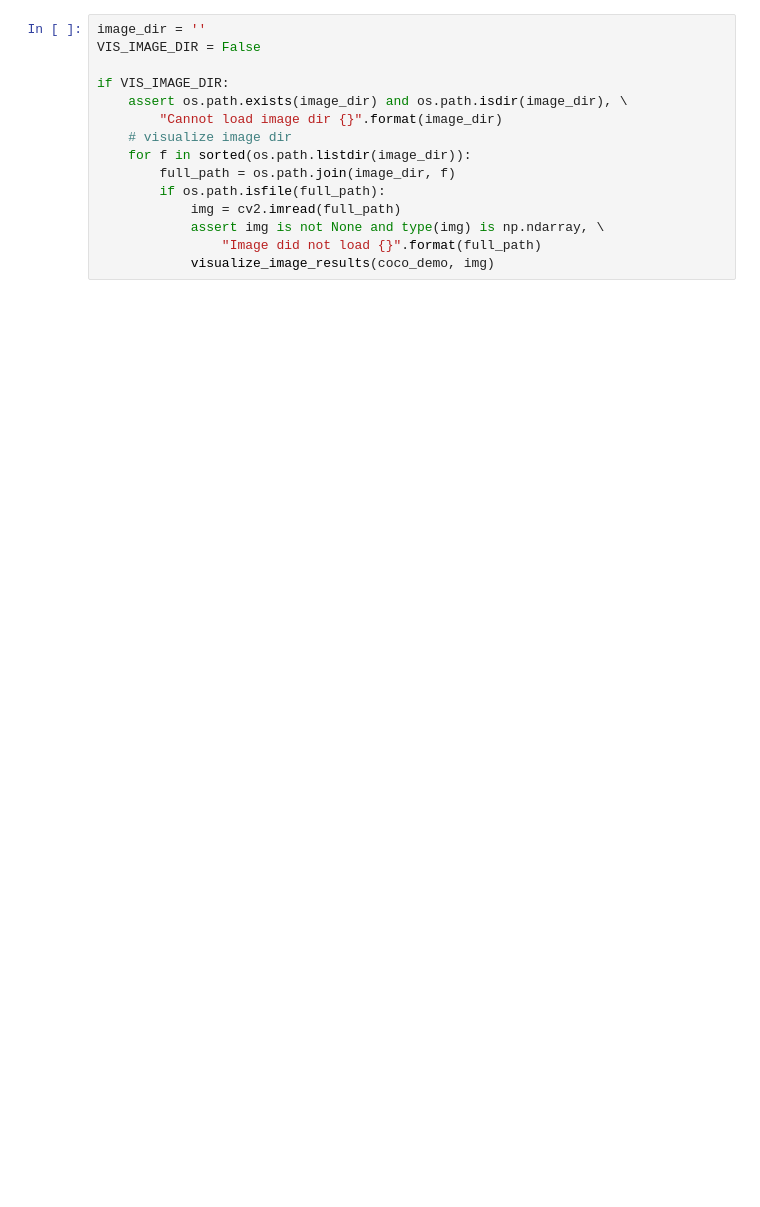
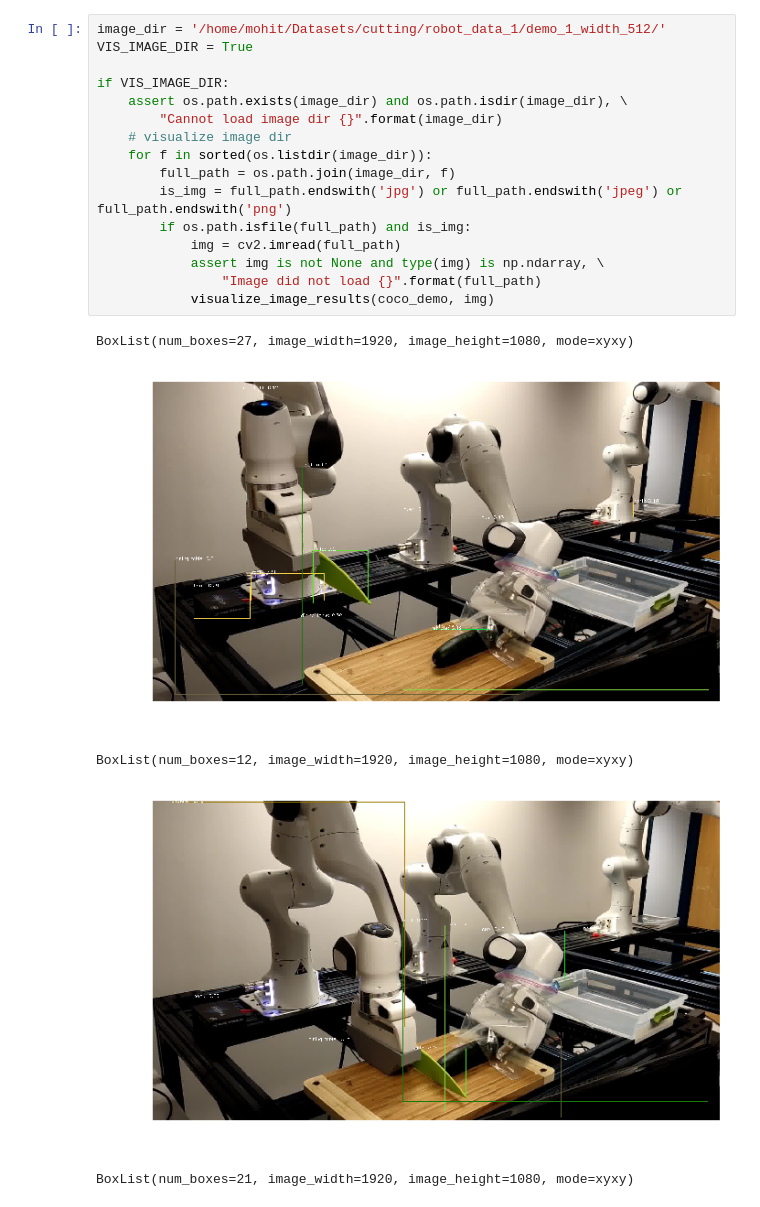
Before and after one commit to mohitsharma0690/maskrcnn-benchmark, a Jupyter notebook: demo/ms_visualize_inference.ipynb, the cells around one changed output. Saved outputs shown, nothing was run; the diff lists cells and outputs as text; blank space fills up the shorter version.

```diff
--- a/demo/ms_visualize_inference.ipynb
+++ b/demo/ms_visualize_inference.ipynb
@@ -83,15 +80,22 @@ BoxList(num_boxes=18, image_width=266, image_height=190, mode=xyxy)
 # %%
-image_dir = ''
-VIS_IMAGE_DIR = False
+image_dir = '/home/mohit/Datasets/cutting/robot_data_1/demo_1_width_512/'
+VIS_IMAGE_DIR = True
 
 if VIS_IMAGE_DIR:
     assert os.path.exists(image_dir) and os.path.isdir(image_dir), \
         "Cannot load image dir {}".format(image_dir)
     # visualize image dir
-    for f in sorted(os.path.listdir(image_dir)):
+    for f in sorted(os.listdir(image_dir)):
         full_path = os.path.join(image_dir, f)
-        if os.path.isfile(full_path):
+        is_img = full_path.endswith('jpg') or full_path.endswith('jpeg') or full_path.endswith('png')
+        if os.path.isfile(full_path) and is_img:
             img = cv2.imread(full_path)
             assert img is not None and type(img) is np.ndarray, \
                 "Image did not load {}".format(full_path)
             visualize_image_results(coco_demo, img)
+# %% [output]
+BoxList(num_boxes=27, image_width=1920, image_height=1080, mode=xyxy)
+[figure, added]
+BoxList(num_boxes=12, image_width=1920, image_height=1080, mode=xyxy)
+[figure, added]
+BoxList(num_boxes=21, image_width=1920, image_height=1080, mode=xyxy)
```
Also changed, not shown: parts of 3 cells of this notebook.
